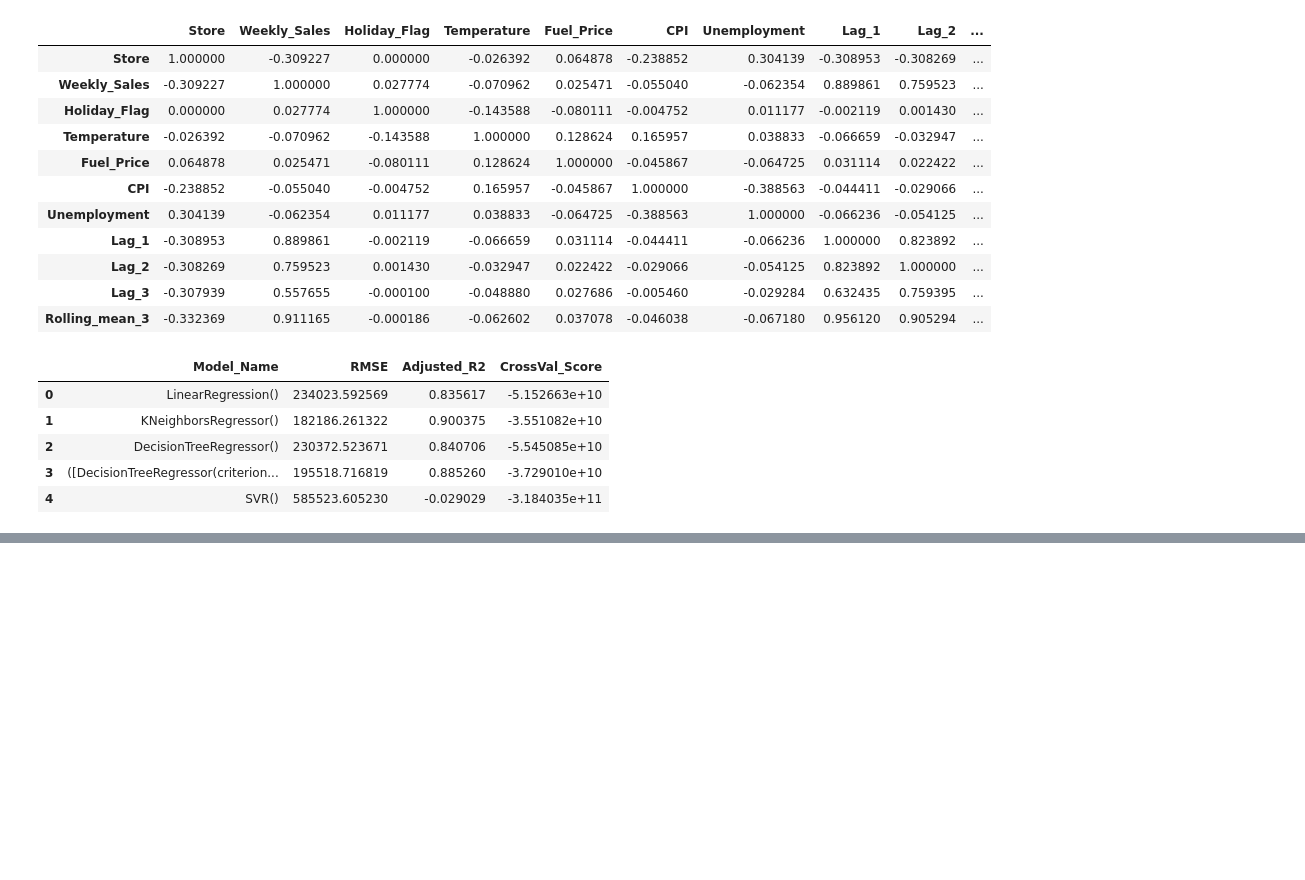
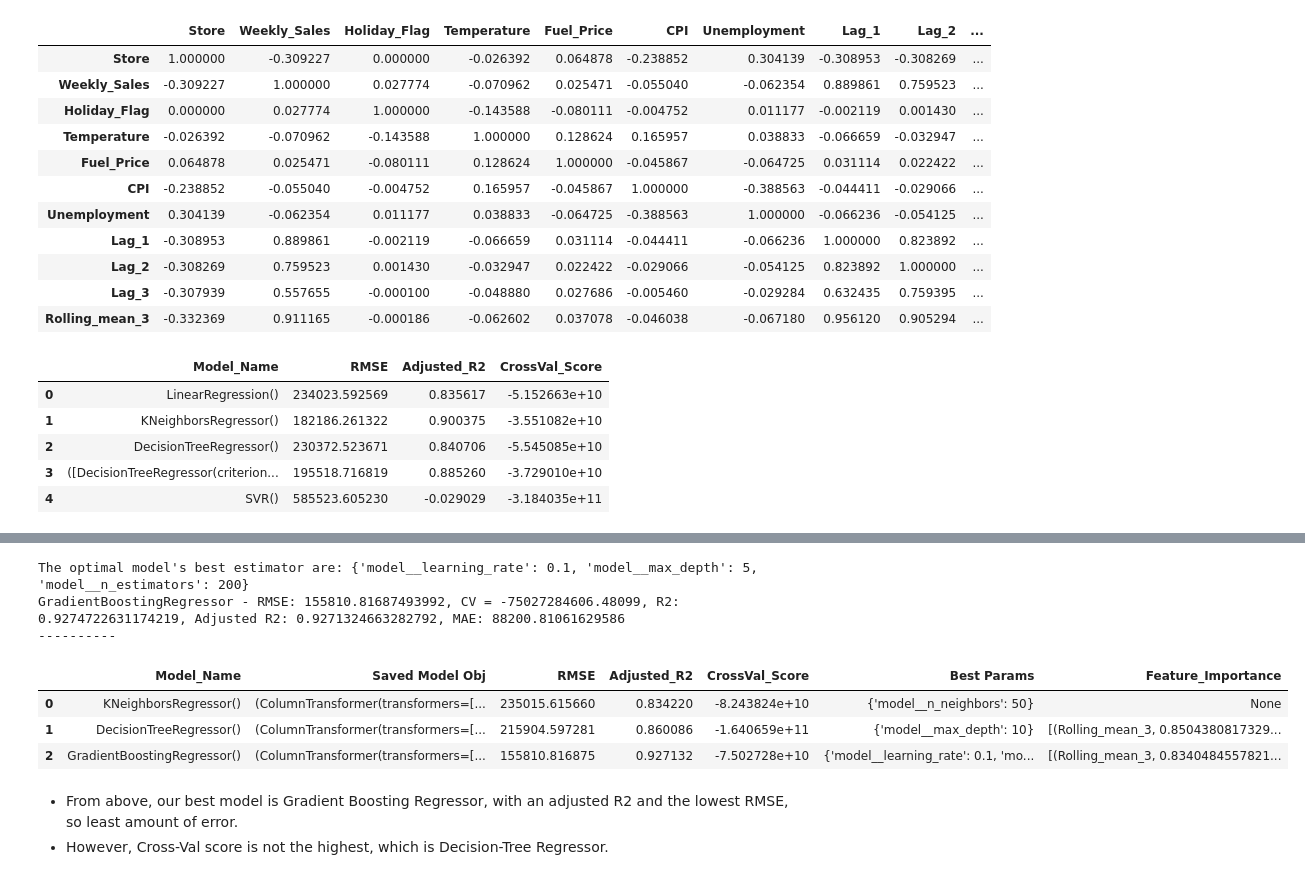
Before and after one commit to TangoMango223/walmart_analysis, a Jupyter notebook: analysis.ipynb, the cells around one changed output, grey strips where cells are left out. Drawn from its saved outputs; the diff is of its cells as text; code cells hidden in the pictures; blank space fills up the shorter version.

Commit message:
Finished Regression ML modelling

```diff
--- a/analysis.ipynb
+++ b/analysis.ipynb
@@ -598,0 +636,3 @@ def model_evaluation_with_tuning(model, paramsgrid = None):
+# %%
+# Store results
+tuning_reg_results = []
@@ -598,0 +748,21 @@ def model_evaluation_with_tuning(model, paramsgrid = None):
+# %%
+# Gradient Boosting Regressor:
+model_evaluation_with_tuning(GradientBoostingRegressor(), param_grids["Gradient Boosting Regressor"])
+# %% [output]
+The optimal model's best estimator are: {'model__learning_rate': 0.1, 'model__max_depth': 5, 'model__n_estimators': 200}
+GradientBoostingRegressor - RMSE: 155810.81687493992, CV = -75027284606.48099, R2: 0.9274722631174219, Adjusted R2: 0.9271324663282792, MAE: 88200.81061629586
+----------
+# %%
+# Summary Table:
+model_regression_tuning_table = pd.DataFrame(tuning_reg_results)
+# %%
+# Ignore the first 3 - data leakage.
+model_regression_tuning_table
+# %% [output]
+|  | Model_Name | Saved Model Obj | RMSE | Adjusted_R2 | CrossVal_Score | Best Params | Feature_Importance |
+| 0 | KNeighborsRegressor() | (ColumnTransformer(transformers=[... | 235015.615660 | 0.834220 | -8.243824e+10 | {'model__n_neighbors': 50} | None |
+| 1 | DecisionTreeRegressor() | (ColumnTransformer(transformers=[... | 215904.597281 | 0.860086 | -1.640659e+11 | {'model__max_depth': 10} | [(Rolling_mean_3, 0.8504380817329... |
+| 2 | GradientBoostingRegressor() | (ColumnTransformer(transformers=[... | 155810.816875 | 0.927132 | -7.502728e+10 | {'model__learning_rate': 0.1, 'mo... | [(Rolling_mean_3, 0.8340484557821... |
+# %% [markdown]
+* From above, our best model is Gradient Boosting Regressor, with an adjusted R2 and the lowest RMSE, so least amount of error.
+* However, Cross-Val score is not the highest, which is Decision-Tree Regressor.
```
Also changed, not shown: parts of 9 cells of this notebook.
